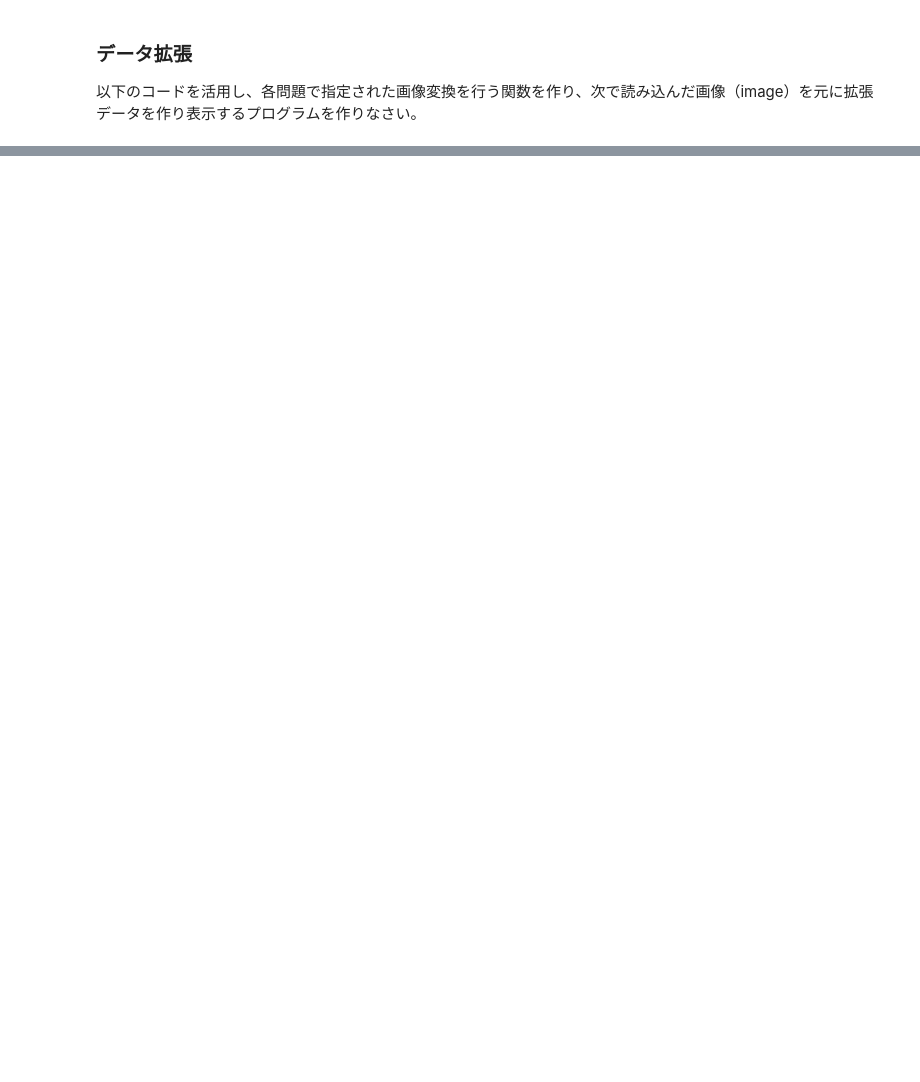
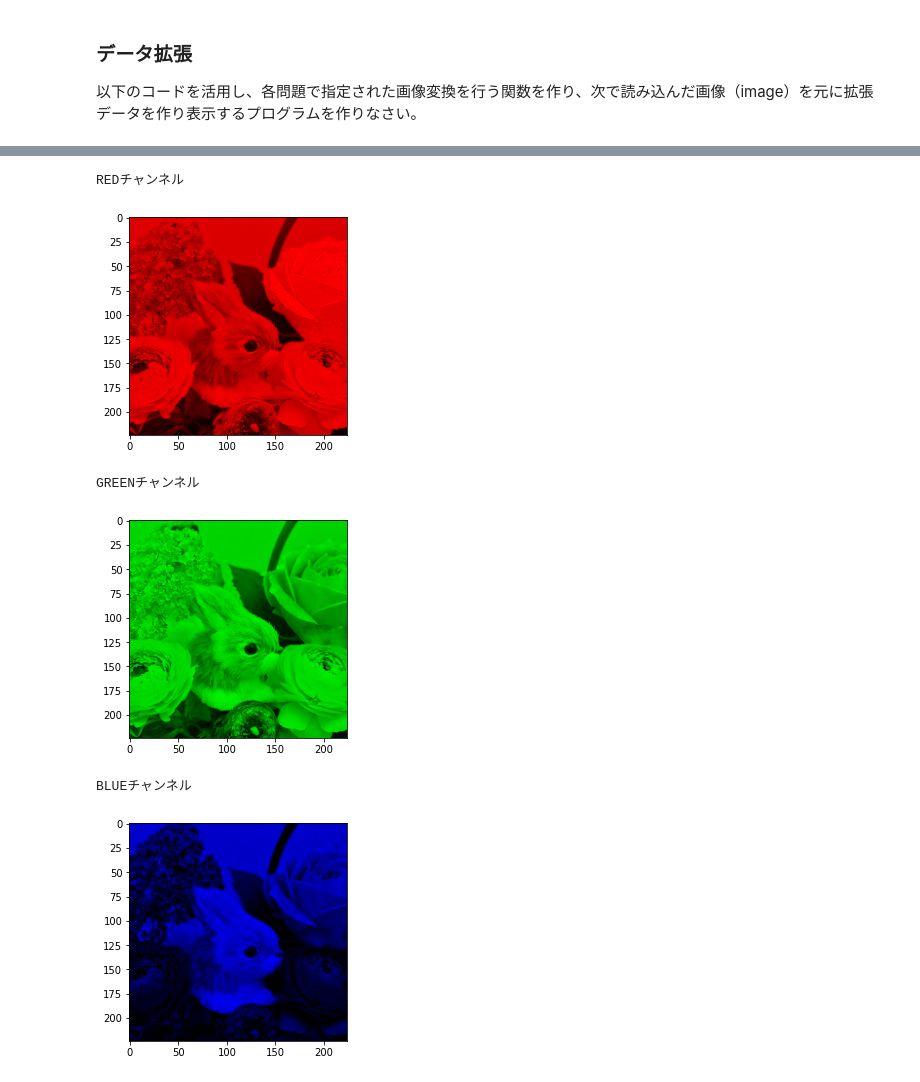
Before and after one commit to hato0501/E-certificate, a Jupyter notebook: Day2演習.ipynb, the cells around one changed output, grey strips where cells are left out. Cells and saved outputs as stored; diff of their text form; code cells hidden in the pictures; blank space fills up the shorter version.

```diff
--- a/Day2演習.ipynb
+++ b/Day2演習.ipynb
@@ -290,38 +354,42 @@ plt.show()
 <img src="img/green.png">
 <img src="img/blue.png">
 # %%
-def get_channel(image,channel='r'):
+def get_channel(image, channel='r'):
     # イメージをコピー
     new_image = image.copy()
     if channel=='r':
         # 「r」が指定された場合、「g」「b」は0にする
-        ###### 問4-1 ###### = 0
-        ###### 問4-2 ###### = 0
+        new_image[:,:, (1,2)]=0
     elif channel=='g':
          # 「g」が指定された場合、「r」「b」は0にする
-        ###### 問4-3 ###### = 0
-        ###### 問4-2 ###### = 0
+        new_image[:,:, (0,2)]=0
     elif channel=='b':
-         # 「g」が指定された場合、「r」「b」は0にする
-        ###### 問4-3 ###### = 0
-        ###### 問4-1 ###### = 0
+         # 「b」が指定された場合、「r」「g」は0にする
+        new_image[:,:, (0,1)]=0
     return new_image
 
 
 print("REDチャンネル")
 image_2 = get_channel(image,channel='r')
 plt.imshow( image_2 )
 plt.show()
 
 print("GREENチャンネル")
 image_2 = get_channel(image,channel='g')
 plt.imshow( image_2 )
 plt.show()
 
 print("BLUEチャンネル")
 image_2 = get_channel(image,channel='b')
 plt.imshow( image_2 )
 plt.show()
+# %% [output]
+REDチャンネル
+[figure, added]
+GREENチャンネル
+[figure, added]
+BLUEチャンネル
+[figure, added]
 # %% [markdown]
 5. <font color="Red">R,G,B画像をグレースケールに変換する __get_channel__ 関数を完成させなさい。</font>
     - 引数は画像（image）のみとする
```
Also changed, not shown: parts of 14 cells of this notebook.
